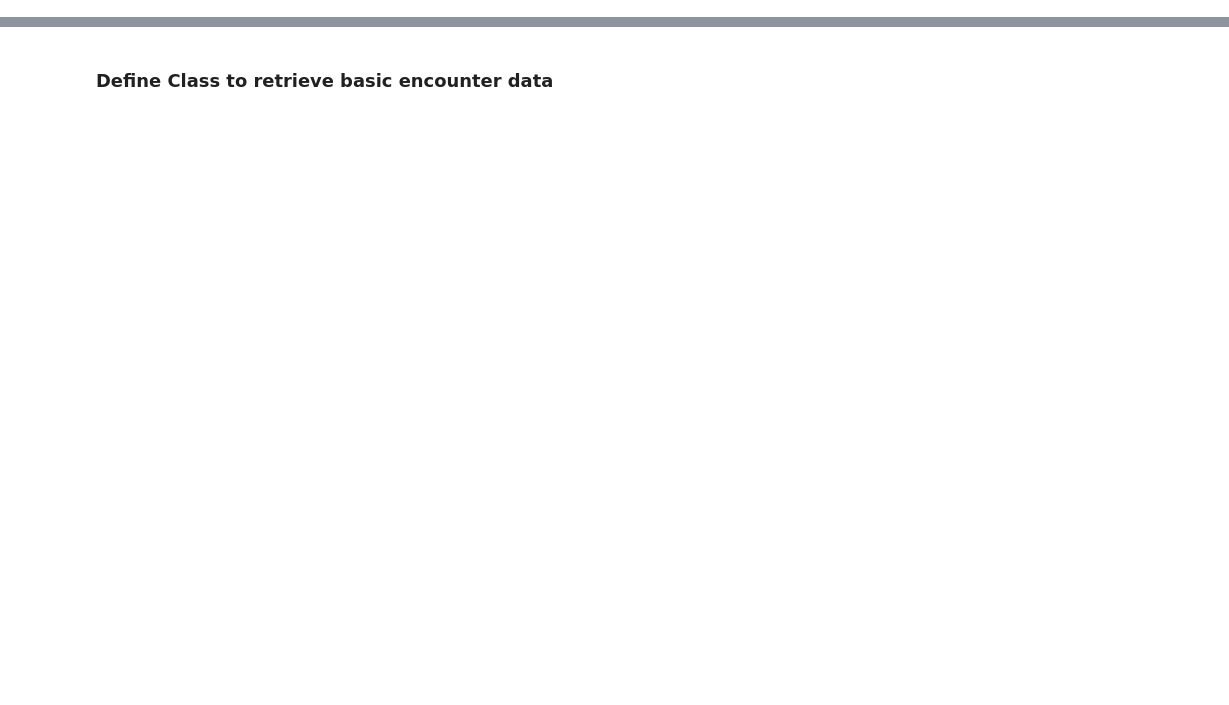
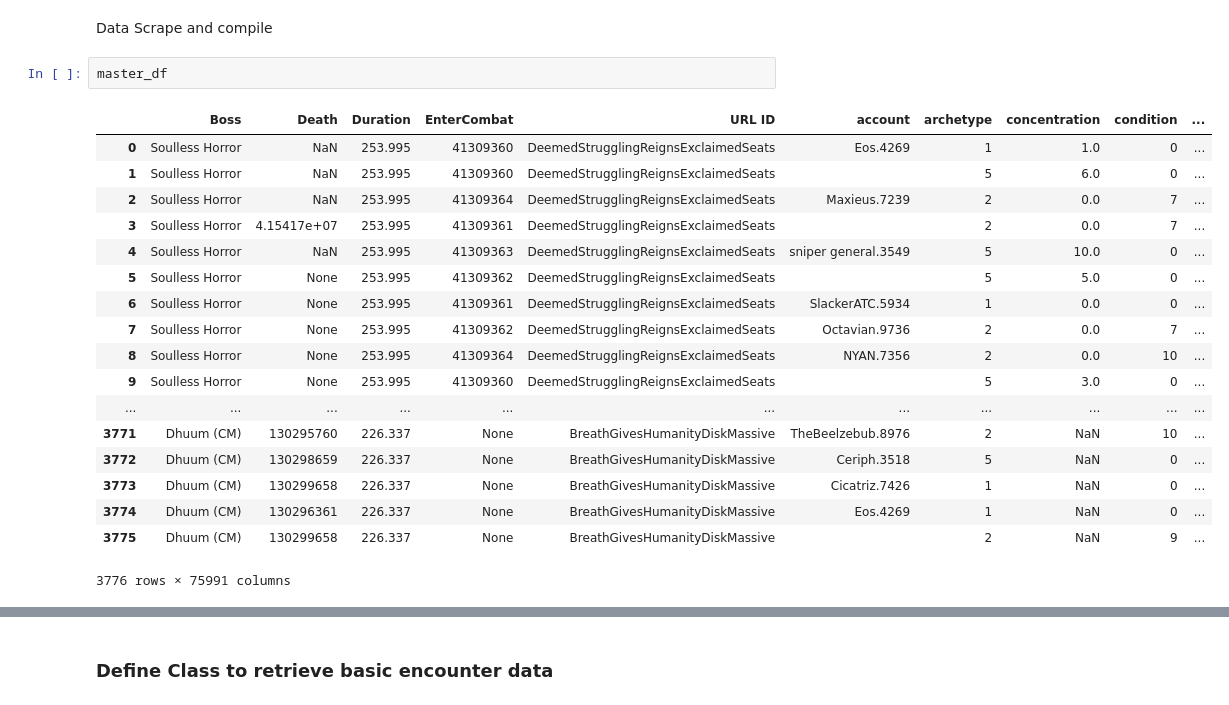
Before and after one commit to octavian430/RAGE_raidar, a Jupyter notebook: raidar_json_parser.ipynb, the cells around one changed output, grey strips where cells are left out. Saved outputs shown, nothing was run; the diff lists cells and outputs as text; blank space fills up the shorter version.

```diff
--- a/raidar_json_parser.ipynb
+++ b/raidar_json_parser.ipynb
@@ -44,0 +156,23 @@ test = requests.get('https://gw2raidar.com/encounter/AngrilyDealsFoundersFoldedC
+# %% [markdown]
+Data Scrape and compile
+# %%
+master_df
+# %% [output]
+|  | Boss | Death | Duration | EnterCombat | URL ID | account | archetype | concentration | condition | ... |
+| 0 | Soulless Horror | NaN | 253.995 | 41309360 | DeemedStrugglingReignsExclaimedSeats | Eos.4269 | 1 | 1.0 | 0 | ... |
+| 1 | Soulless Horror | NaN | 253.995 | 41309360 | DeemedStrugglingReignsExclaimedSeats |  | 5 | 6.0 | 0 | ... |
+| 2 | Soulless Horror | NaN | 253.995 | 41309364 | DeemedStrugglingReignsExclaimedSeats | Maxieus.7239 | 2 | 0.0 | 7 | ... |
+| 3 | Soulless Horror | 4.15417e+07 | 253.995 | 41309361 | DeemedStrugglingReignsExclaimedSeats |  | 2 | 0.0 | 7 | ... |
+| 4 | Soulless Horror | NaN | 253.995 | 41309363 | DeemedStrugglingReignsExclaimedSeats | sniper general.3549 | 5 | 10.0 | 0 | ... |
+| 5 | Soulless Horror | None | 253.995 | 41309362 | DeemedStrugglingReignsExclaimedSeats |  | 5 | 5.0 | 0 | ... |
+| 6 | Soulless Horror | None | 253.995 | 41309361 | DeemedStrugglingReignsExclaimedSeats | SlackerATC.5934 | 1 | 0.0 | 0 | ... |
+| 7 | Soulless Horror | None | 253.995 | 41309362 | DeemedStrugglingReignsExclaimedSeats | Octavian.9736 | 2 | 0.0 | 7 | ... |
+| 8 | Soulless Horror | None | 253.995 | 41309364 | DeemedStrugglingReignsExclaimedSeats | NYAN.7356 | 2 | 0.0 | 10 | ... |
+| 9 | Soulless Horror | None | 253.995 | 41309360 | DeemedStrugglingReignsExclaimedSeats |  | 5 | 3.0 | 0 | ... |
+| ... | ... | ... | ... | ... | ... | ... | ... | ... | ... | ... |
+| 3771 | Dhuum (CM) | 130295760 | 226.337 | None | BreathGivesHumanityDiskMassive | TheBeelzebub.8976 | 2 | NaN | 10 | ... |
+| 3772 | Dhuum (CM) | 130298659 | 226.337 | None | BreathGivesHumanityDiskMassive | Ceriph.3518 | 5 | NaN | 0 | ... |
+| 3773 | Dhuum (CM) | 130299658 | 226.337 | None | BreathGivesHumanityDiskMassive | Cicatriz.7426 | 1 | NaN | 0 | ... |
+| 3774 | Dhuum (CM) | 130296361 | 226.337 | None | BreathGivesHumanityDiskMassive | Eos.4269 | 1 | NaN | 0 | ... |
+| 3775 | Dhuum (CM) | 130299658 | 226.337 | None | BreathGivesHumanityDiskMassive |  | 2 | NaN | 9 | ... |
+3776 rows × 75991 columns
```
Also changed, not shown: parts of 24 cells of this notebook.
